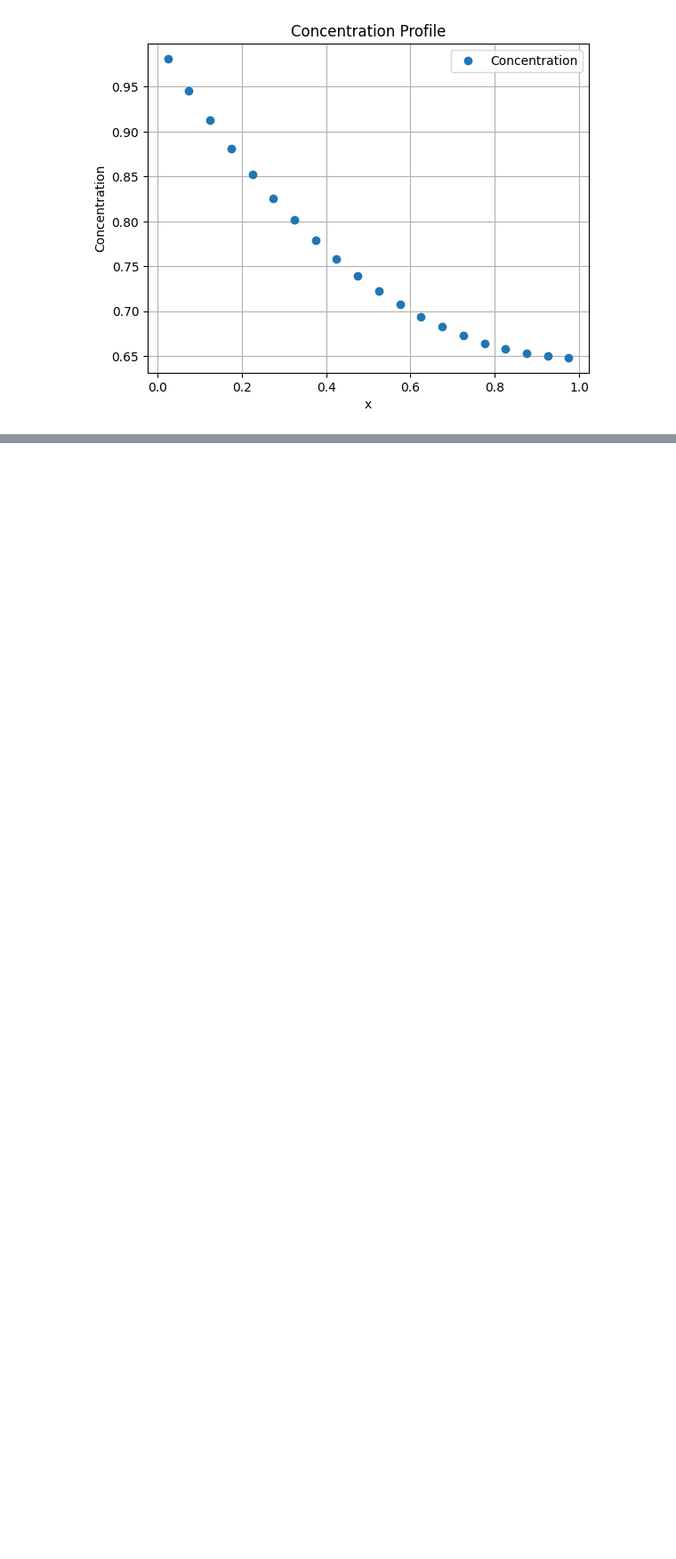
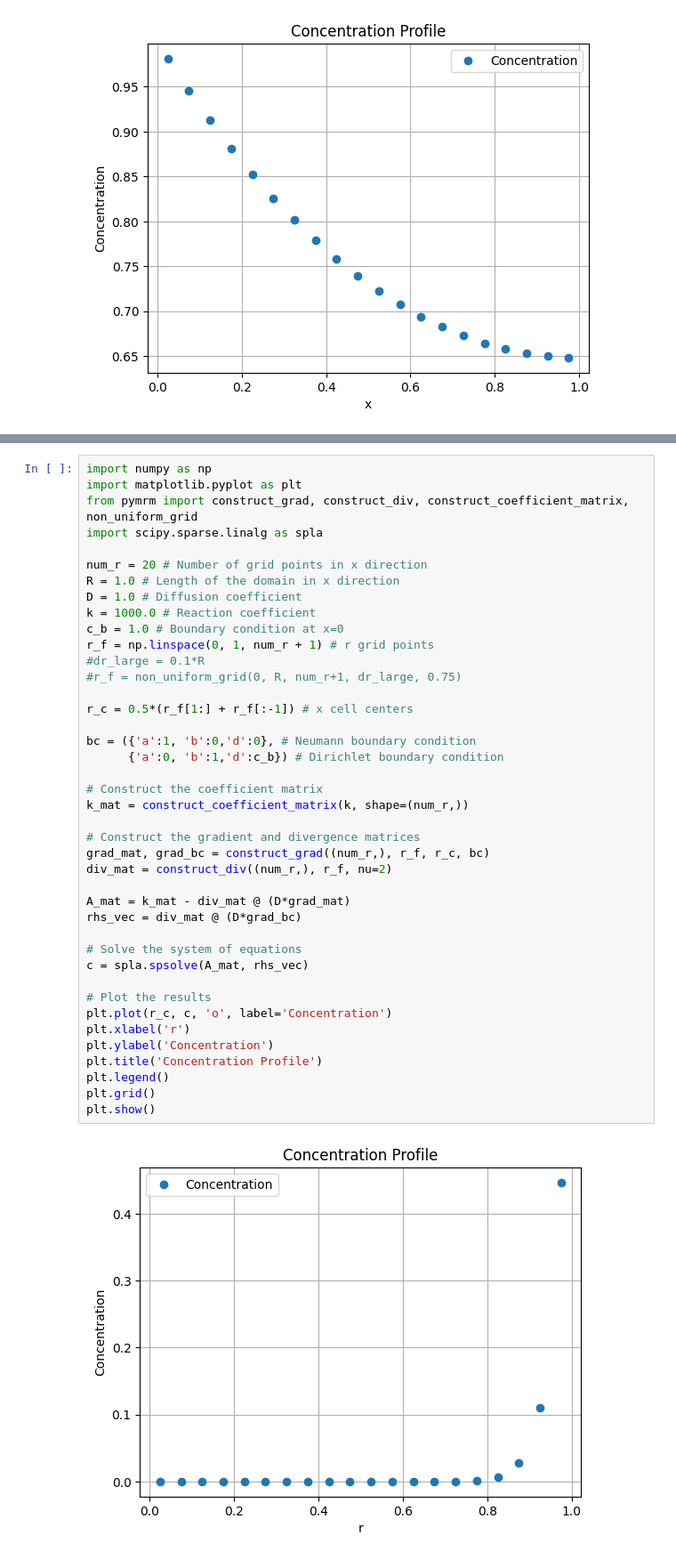
Before and after one commit to multiscale-modelling-multiphase-flows/pymrm, a Jupyter notebook: tutorials/diffusion_first_order_kinetics.ipynb, the cells around one changed output, grey strips where cells are left out. Shown at 89% size. Saved outputs shown, nothing was run; the diff lists cells and outputs as text; blank space fills up the shorter version.

Commit message:
Update tutorial on diffusion with first order kinetics

```diff
--- a/tutorials/diffusion_first_order_kinetics.ipynb
+++ b/tutorials/diffusion_first_order_kinetics.ipynb
@@ -74,0 +128,43 @@ plt.show()
+# %%
+import numpy as np
+import matplotlib.pyplot as plt
+from pymrm import construct_grad, construct_div, construct_coefficient_matrix, non_uniform_grid
+import scipy.sparse.linalg as spla
+
+num_r = 20 # Number of grid points in x direction
+R = 1.0 # Length of the domain in x direction
+D = 1.0 # Diffusion coefficient
+k = 1000.0 # Reaction coefficient
+c_b = 1.0 # Boundary condition at x=0
+r_f = np.linspace(0, 1, num_r + 1) # r grid points
+#dr_large = 0.1*R
+#r_f = non_uniform_grid(0, R, num_r+1, dr_large, 0.75)
+
+r_c = 0.5*(r_f[1:] + r_f[:-1]) # x cell centers
+
+bc = ({'a':1, 'b':0,'d':0}, # Neumann boundary condition
+      {'a':0, 'b':1,'d':c_b}) # Dirichlet boundary condition
+
+# Construct the coefficient matrix
+k_mat = construct_coefficient_matrix(k, shape=(num_r,))
+
+# Construct the gradient and divergence matrices
+grad_mat, grad_bc = construct_grad((num_r,), r_f, r_c, bc)
+div_mat = construct_div((num_r,), r_f, nu=2)
+
+A_mat = k_mat - div_mat @ (D*grad_mat)
+rhs_vec = div_mat @ (D*grad_bc)
+
+# Solve the system of equations
+c = spla.spsolve(A_mat, rhs_vec)
+
+# Plot the results
+plt.plot(r_c, c, 'o', label='Concentration')
+plt.xlabel('r')
+plt.ylabel('Concentration')
+plt.title('Concentration Profile')
+plt.legend()
+plt.grid()
+plt.show()
+# %% [output]
+[figure, added]
```
Also changed, not shown: parts of 10 cells of this notebook.
